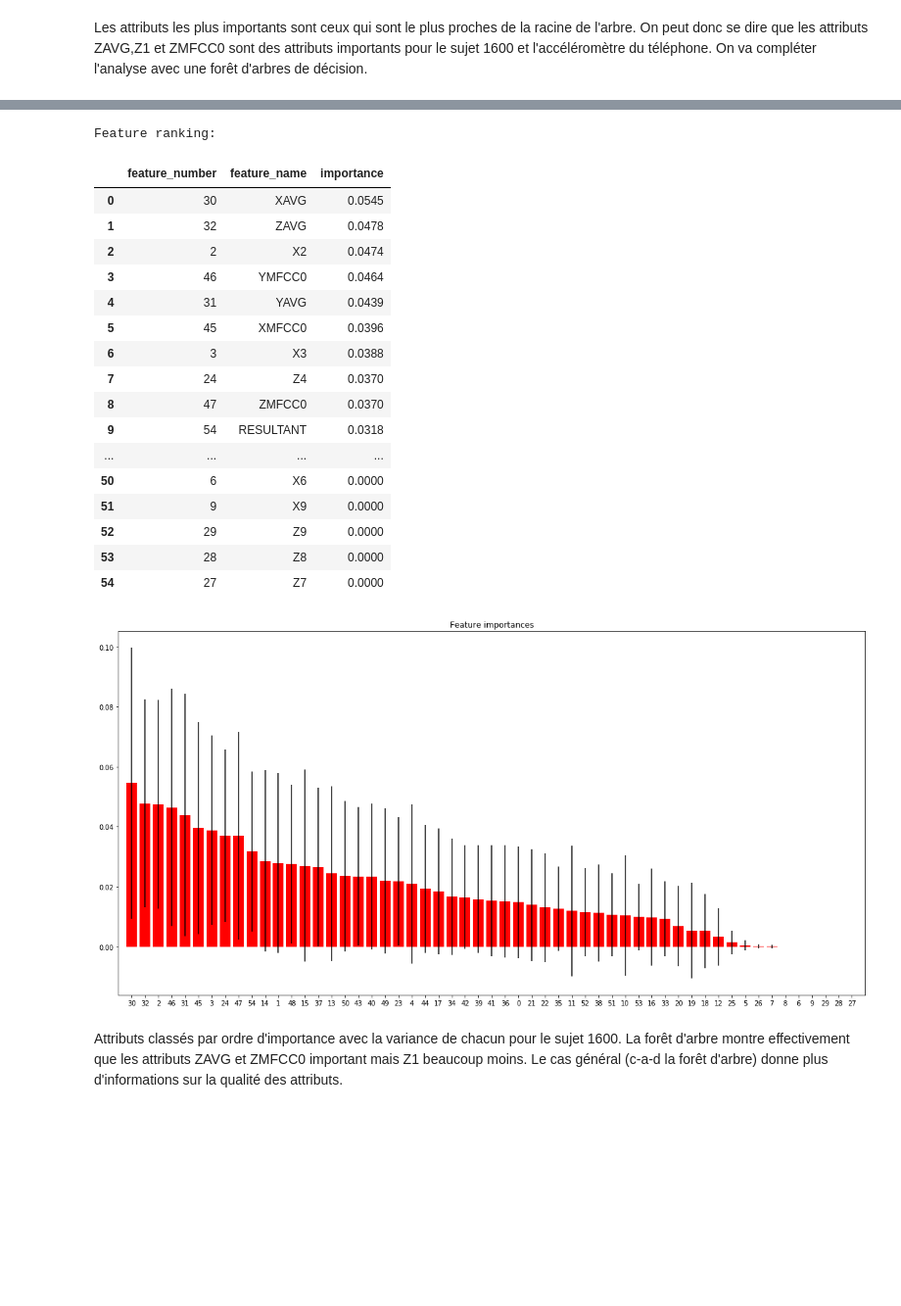
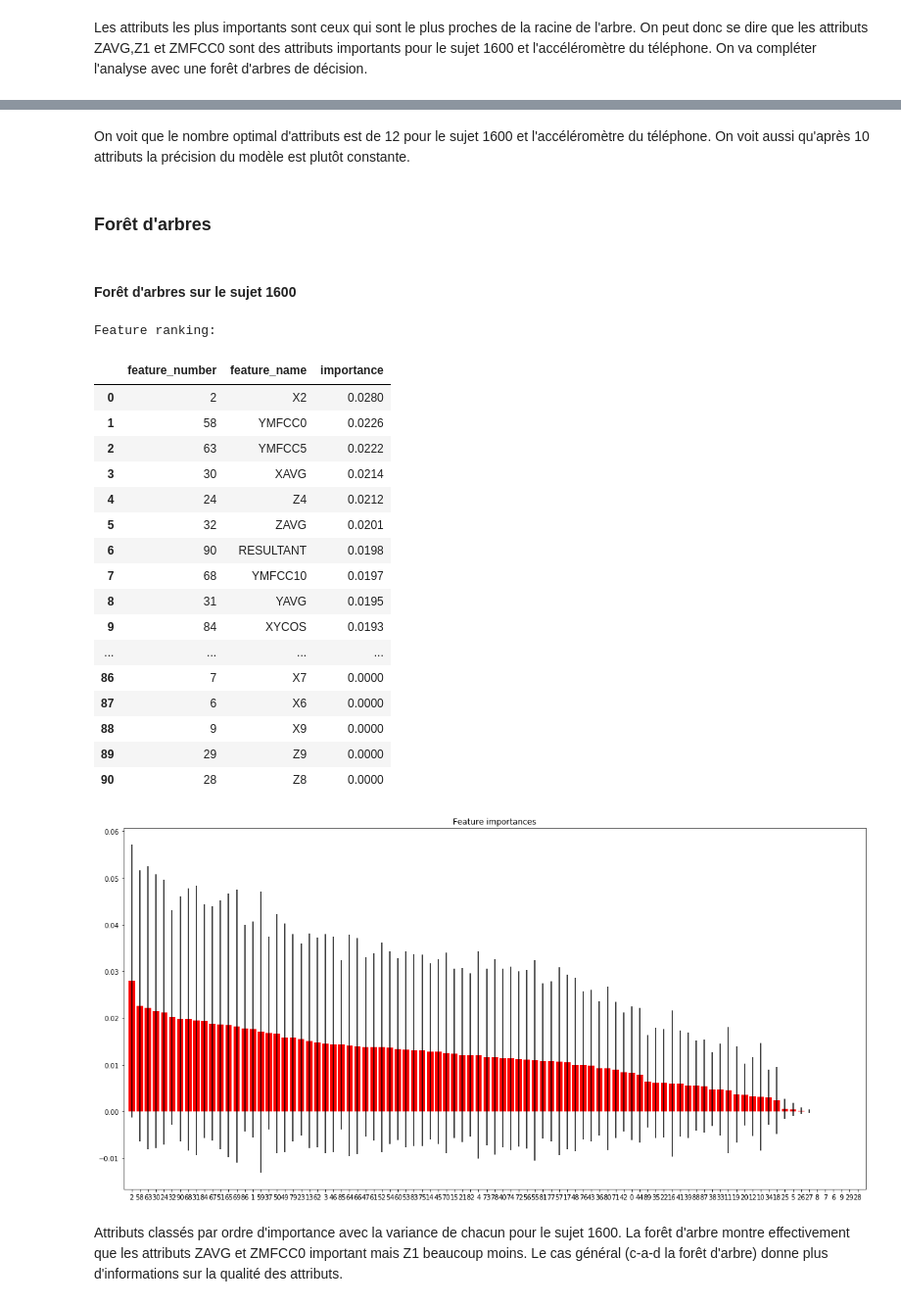
Before and after one commit to BaptisteSaintArnoult/human-activity-recognition, a Jupyter notebook: personal_model_Baptiste.ipynb, the cells around one changed output, grey strips where cells are left out. Shown at 98% size. Cells and saved outputs as stored; diff of their text form; code cells hidden in the pictures; blank space fills up the shorter version.

```diff
--- a/personal_model_Baptiste.ipynb
+++ b/personal_model_Baptiste.ipynb
@@ -572,8 +652,13 @@ Les attributs les plus importants sont ceux qui sont le plus proches de la racin
+# %% [markdown]
+On voit que le nombre optimal d'attributs est de 12 pour le sujet 1600 et l'accéléromètre du téléphone. On voit aussi qu'après 10 attributs la précision du modèle est plutôt constante.
+# %% [markdown]
+### Forêt d'arbres
+# %% [markdown]
+#### Forêt d'arbres sur le sujet 1600
 # %%
 from sklearn.ensemble import ExtraTreesClassifier
-
-features_to_drop=not_relevant_features["similar"]
-features_to_drop=features_to_drop+['ACTIVITY','class']
+pd.options.display.max_rows = 999
+features_to_drop=['ACTIVITY','class']
 
 y=subject1600_phone_accel['ACTIVITY']
 X=subject1600_phone_accel.drop(features_to_drop, axis=1)
@@ -586,48 +671,48 @@ forest.fit(X, y)
 
 # Plot the feature importances of the forest
 importances = forest.feature_importances_
 
 std = np.std([tree.feature_importances_ for tree in forest.estimators_],
              axis=0)
 indices = np.argsort(importances)[::-1]
 
 # Print the feature ranking
 print("Feature ranking:")
 
 df=pd.DataFrame()
 df['feature_number']=indices
 df['feature_name']=X.columns[indices]
 df['importance']=importances[indices]
 df['importance']=df['importance'].map('{:,.4f}'.format)
 display(df)
 
 # Plot the feature importances of the forest
 plt.figure(figsize=(20,10))
 plt.title("Feature importances")
 plt.bar(range(X.shape[1]), importances[indices],
        color="r", yerr=std[indices], align="center")
 plt.xticks(range(X.shape[1]), indices)
 plt.xlim([-1, X.shape[1]])
 plt.show()
 # %% [output]
 Feature ranking:
 |  | feature_number | feature_name | importance |
-| 0 | 30 | XAVG | 0.0545 |
-| 1 | 32 | ZAVG | 0.0478 |
-| 2 | 2 | X2 | 0.0474 |
-| 3 | 46 | YMFCC0 | 0.0464 |
-| 4 | 31 | YAVG | 0.0439 |
-| 5 | 45 | XMFCC0 | 0.0396 |
-| 6 | 3 | X3 | 0.0388 |
-| 7 | 24 | Z4 | 0.0370 |
-| 8 | 47 | ZMFCC0 | 0.0370 |
-| 9 | 54 | RESULTANT | 0.0318 |
+| 0 | 2 | X2 | 0.0280 |
+| 1 | 58 | YMFCC0 | 0.0226 |
+| 2 | 63 | YMFCC5 | 0.0222 |
+| 3 | 30 | XAVG | 0.0214 |
+| 4 | 24 | Z4 | 0.0212 |
+| 5 | 32 | ZAVG | 0.0201 |
+| 6 | 90 | RESULTANT | 0.0198 |
+| 7 | 68 | YMFCC10 | 0.0197 |
+| 8 | 31 | YAVG | 0.0195 |
+| 9 | 84 | XYCOS | 0.0193 |
 | ... | ... | ... | ... |
-| 50 | 6 | X6 | 0.0000 |
-| 51 | 9 | X9 | 0.0000 |
-| 52 | 29 | Z9 | 0.0000 |
-| 53 | 28 | Z8 | 0.0000 |
-| 54 | 27 | Z7 | 0.0000 |
+| 86 | 7 | X7 | 0.0000 |
+| 87 | 6 | X6 | 0.0000 |
+| 88 | 9 | X9 | 0.0000 |
+| 89 | 29 | Z9 | 0.0000 |
+| 90 | 28 | Z8 | 0.0000 |
-[figure, old version]
+[figure, new version]
 # %% [markdown]
 Attributs classés par ordre d'importance avec la variance de chacun pour le sujet 1600. La forêt d'arbre montre effectivement que les attributs ZAVG et ZMFCC0 important mais Z1 beaucoup moins. Le cas général (c-a-d la forêt d'arbre) donne plus d'informations sur la qualité des attributs.
```
Also changed, not shown: parts of 48 cells of this notebook, 1 other file.
